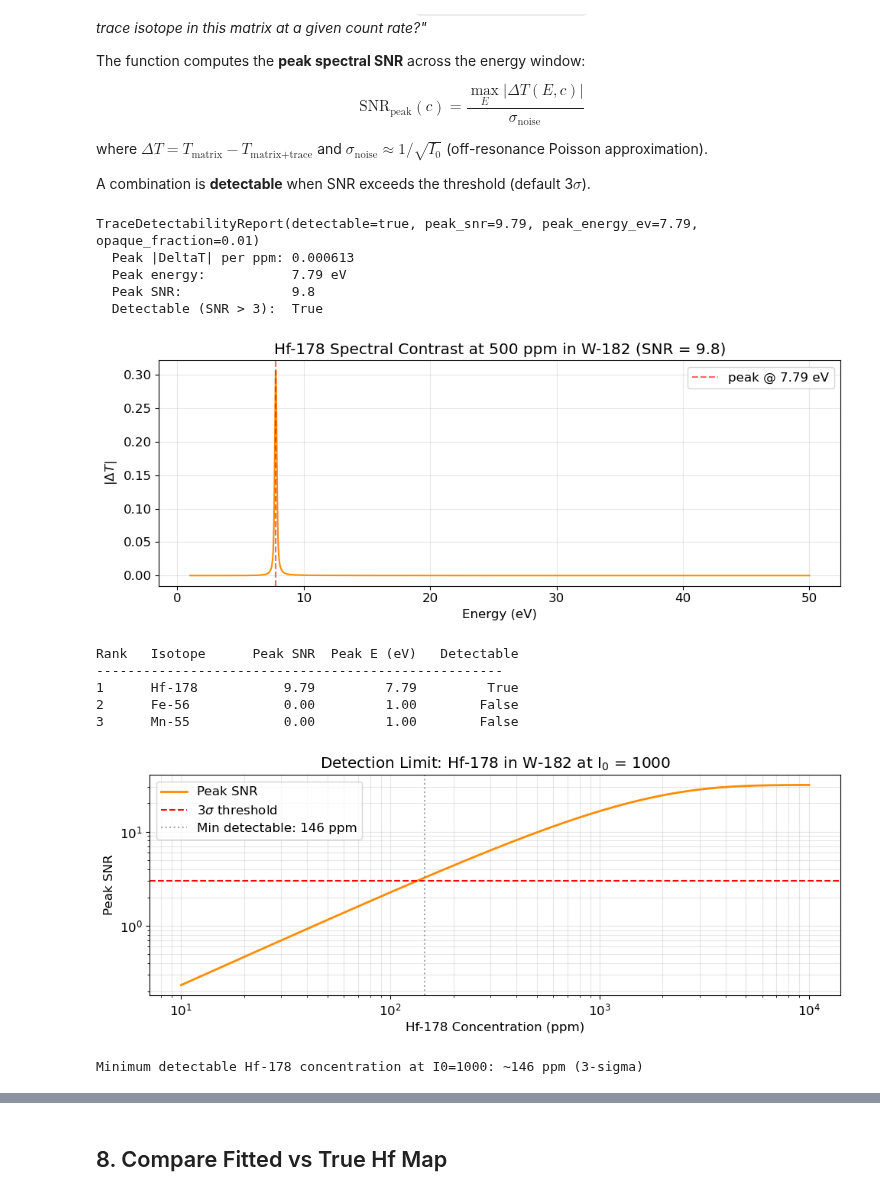
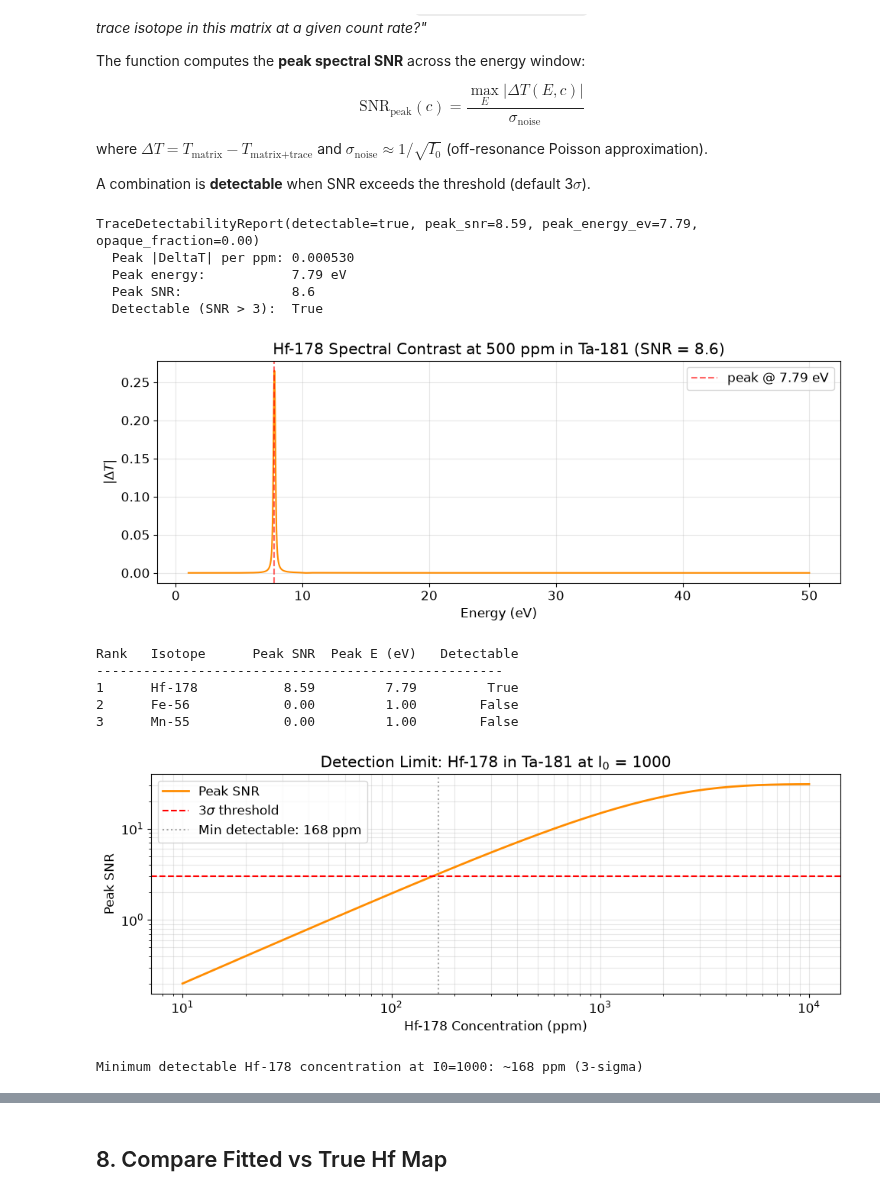
Before and after one commit to ornlneutronimaging/NEREIDS, a Jupyter notebook: examples/notebooks/workflows/02_trace_analysis.ipynb, the cells around one changed output, grey strips where cells are left out. Drawn from its saved outputs; the diff is of its cells as text; code cells hidden in the pictures.

```diff
--- a/examples/notebooks/workflows/02_trace_analysis.ipynb
+++ b/examples/notebooks/workflows/02_trace_analysis.ipynb
@@ -90,17 +98,17 @@ detection limit at a given count rate.
 # %%
-w182  = nereids.load_endf(74, 182)
+ta181  = nereids.load_endf(73, 181)
 hf178 = nereids.load_endf(72, 178)
 
-print(w182)
+print(ta181)
 print(hf178)
 
 e_fine = np.linspace(1.0, 50.0, 4000)
-xs_w182  = nereids.cross_sections(e_fine, w182)
+xs_ta181  = nereids.cross_sections(e_fine, ta181)
 xs_hf178 = nereids.cross_sections(e_fine, hf178)
 
 fig, axes = plt.subplots(1, 2, figsize=(14, 4))
 for ax, xs, name, color in [
-    (axes[0], xs_w182,  'W-182',  'steelblue'),
+    (axes[0], xs_ta181,  'Ta-181',  'steelblue'),
     (axes[1], xs_hf178, 'Hf-178', 'darkorange'),
 ]:
     ax.semilogy(e_fine, xs['total'],   color=color,     label='total')
@@ -114,10 +122,10 @@ for ax, xs, name, color in [
 plt.tight_layout()
 plt.show()
 
-peak_w_idx  = xs_w182['total'].argmax()
+peak_ta_idx  = xs_ta181['total'].argmax()
 peak_hf_idx = xs_hf178['total'].argmax()
-print(f'W-182  mean total XS (1-50 eV): {xs_w182["total"].mean():.1f} barn')
+print(f'Ta-181  mean total XS (1-50 eV): {xs_ta181["total"].mean():.1f} barn')
 print(f'Hf-178 mean total XS (1-50 eV): {xs_hf178["total"].mean():.1f} barn')
-print(f'W-182  peak: {xs_w182["total"].max():.0f} barn @ {e_fine[peak_w_idx]:.2f} eV')
+print(f'Ta-181  peak: {xs_ta181["total"].max():.0f} barn @ {e_fine[peak_ta_idx]:.2f} eV')
 print(f'Hf-178 peak: {xs_hf178["total"].max():.0f} barn @ {e_fine[peak_hf_idx]:.2f} eV')
 # %% [output]
@@ -144,54 +152,54 @@ $\sigma_\text{noise} \approx 1/\sqrt{I_0}$ (off-resonance Poisson approximation)
 
 A combination is **detectable** when SNR exceeds the threshold (default 3$\sigma$).
 # %%
-# Single-pair detectability: W-182 matrix + Hf-178 trace at 500 ppm
+# Single-pair detectability: Ta-181 matrix + Hf-178 trace at 500 ppm
 report = nereids.trace_detectability(
-    matrix=w182,
-    matrix_density=6.38e-3,   # 1 mm W-182 in atoms/barn
+    matrix=ta181,
+    matrix_density=5.55e-3,   # 1 mm Ta-181 in atoms/barn
     trace=hf178,
     trace_ppm=500.0,
     energies=e_fine,
     i0=1000.0,
     temperature_k=TEMP_K,
     snr_threshold=3.0,
     flight_path_m=FLIGHT_PATH_M,
     delta_t_us=DELTA_T_US,
     delta_l_m=DELTA_L_M,
 )
 
 print(report)
 print(f'  Peak |DeltaT| per ppm: {report.peak_delta_t_per_ppm:.6f}')
 print(f'  Peak energy:           {report.peak_energy_ev:.2f} eV')
 print(f'  Peak SNR:              {report.peak_snr:.1f}')
 print(f'  Detectable (SNR > 3):  {report.detectable}')
 
 # Plot the |DeltaT| spectrum
 fig, ax = plt.subplots(figsize=(10, 4))
 ax.plot(report.energies, report.delta_t_spectrum, color='darkorange', lw=1.5)
 ax.axvline(report.peak_energy_ev, color='red', linestyle='--', alpha=0.6,
            label=f'peak @ {report.peak_energy_ev:.2f} eV')
 ax.set_xlabel('Energy (eV)')
 ax.set_ylabel(r'$|\Delta T|$')
-ax.set_title(f'Hf-178 Spectral Contrast at 500 ppm in W-182 (SNR = {report.peak_snr:.1f})')
+ax.set_title(f'Hf-178 Spectral Contrast at 500 ppm in Ta-181 (SNR = {report.peak_snr:.1f})')
 ax.legend()
 ax.grid(True, alpha=0.3)
 plt.tight_layout()
 plt.show()
 # %% [output]
-TraceDetectabilityReport(detectable=true, peak_snr=9.79, peak_energy_ev=7.79, opaque_fraction=0.01)
-  Peak |DeltaT| per ppm: 0.000613
+TraceDetectabilityReport(detectable=true, peak_snr=8.59, peak_energy_ev=7.79, opaque_fraction=0.00)
+  Peak |DeltaT| per ppm: 0.000530
   Peak energy:           7.79 eV
-  Peak SNR:              9.8
+  Peak SNR:              8.6
   Detectable (SNR > 3):  True
-[figure, old version]
+[figure, new version]
 # %%
-# Survey multiple trace candidates against W-182 matrix
+# Survey multiple trace candidates against Ta-181 matrix
 fe56  = nereids.load_endf(26, 56)
 mn55  = nereids.load_endf(25, 55)
 
 survey = nereids.trace_detectability_survey(
-    matrix=w182,
-    matrix_density=6.38e-3,
+    matrix=ta181,
+    matrix_density=5.55e-3,
     trace_candidates=[hf178, fe56, mn55],
     trace_ppm=500.0,
     energies=e_fine,
@@ -210,7 +218,7 @@ for rank, (name, rpt) in enumerate(survey, 1):
 # %% [output]
 Rank   Isotope      Peak SNR  Peak E (eV)   Detectable
 ----------------------------------------------------
-1      Hf-178           9.79         7.79         True
+1      Hf-178           8.59         7.79         True
 2      Fe-56            0.00         1.00        False
 3      Mn-55            0.00         1.00        False
 # %%
@@ -220,7 +228,7 @@ snr_values = []
 
 for ppm in ppm_values:
     rpt = nereids.trace_detectability(
-        matrix=w182, matrix_density=6.38e-3,
+        matrix=ta181, matrix_density=5.55e-3,
         trace=hf178, trace_ppm=float(ppm),
         energies=e_fine, i0=1000.0,
         temperature_k=TEMP_K, snr_threshold=3.0,
@@ -248,7 +256,7 @@ ax.axvline(min_detectable_ppm, color='gray', linestyle=':', alpha=0.7,
            label=f'Min detectable: {min_detectable_ppm:.0f} ppm')
 ax.set_xlabel('Hf-178 Concentration (ppm)')
 ax.set_ylabel('Peak SNR')
-ax.set_title(f'Detection Limit: Hf-178 in W-182 at I$_0$ = 1000')
+ax.set_title(f'Detection Limit: Hf-178 in Ta-181 at I$_0$ = 1000')
 ax.legend()
 ax.grid(True, alpha=0.3, which='both')
 plt.tight_layout()
@@ -256,6 +264,6 @@ plt.show()
 
 print(f'Minimum detectable Hf-178 concentration at I0=1000: ~{min_detectable_ppm:.0f} ppm (3-sigma)')
 # %% [output]
-[figure, old version]
+[figure, new version]
-Minimum detectable Hf-178 concentration at I0=1000: ~146 ppm (3-sigma)
+Minimum detectable Hf-178 concentration at I0=1000: ~168 ppm (3-sigma)
 # %% [markdown]
```
Also changed, not shown: parts of 17 cells of this notebook, 8 other files.
